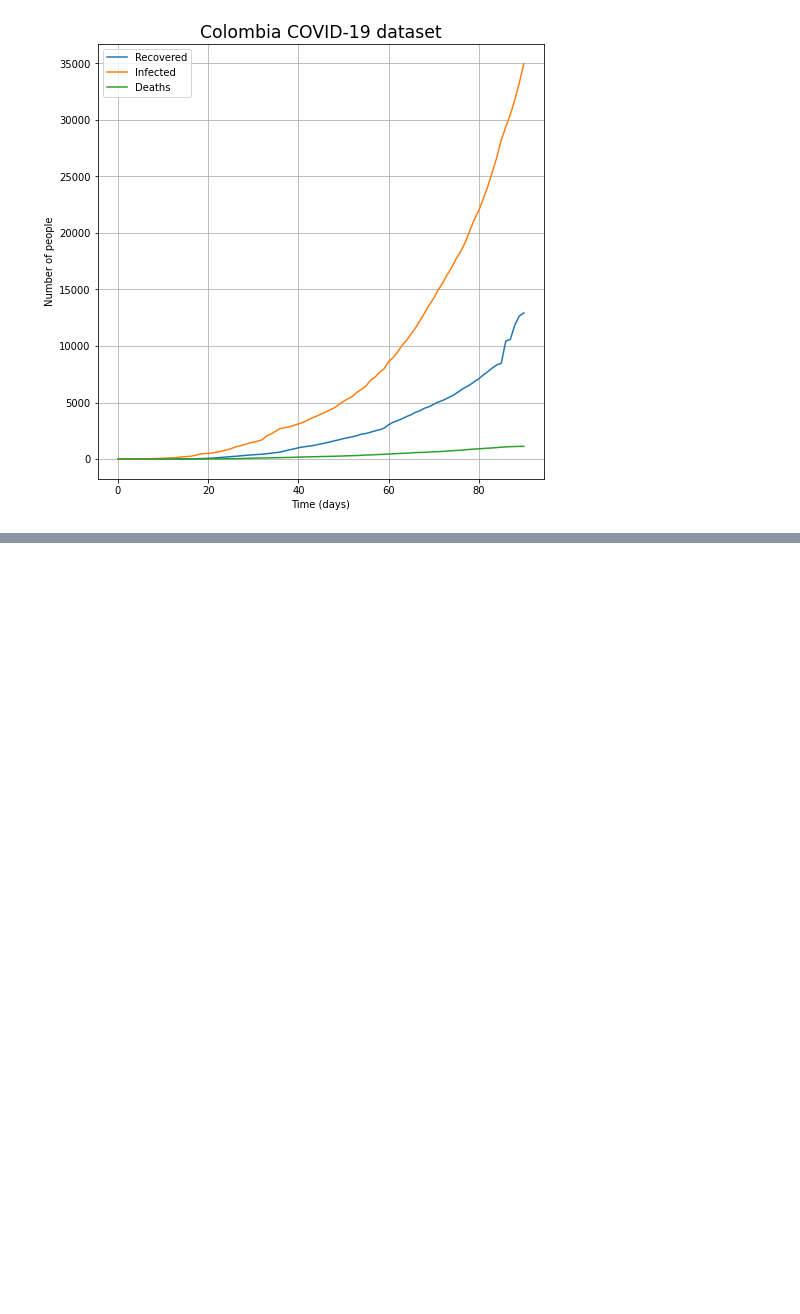
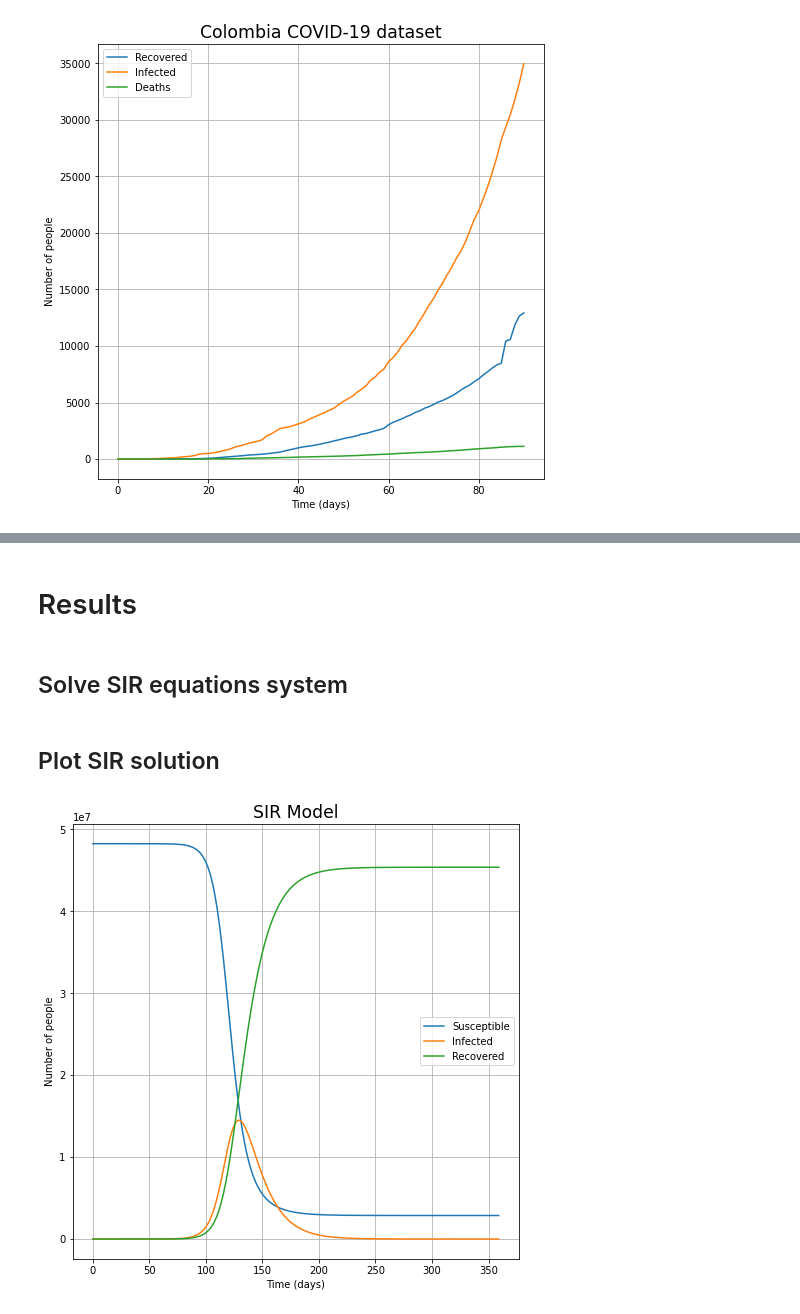
Before and after one commit to sjdonado/covid19-spread-forecast, a Jupyter notebook: sir_covid_forecasting_colombia.ipynb, the cells around one changed output, grey strips where cells are left out. Drawn from its saved outputs; the diff is of its cells as text; code cells hidden in the pictures; blank space fills up the shorter version.

Commit message:
docs: Update notebook   - Implement SIR Model fitting section   - Implement results section

```diff
--- a/sir_covid_forecasting_colombia.ipynb
+++ b/sir_covid_forecasting_colombia.ipynb
@@ -121,0 +143,39 @@ plt.show()
+# %%
+def SIR(y, t, N, beta, gamma):
+  S, I, R = y
+  dS = -beta * S * I / N
+  dI = beta * S * I / N - gamma * I
+  dR = gamma * I
+  return dS, dI, dR
+# %% [markdown]
+# Results
+# %% [markdown]
+## Solve SIR equations system
+# %%
+# Define range time to forecast with SIR
+T = list(range(0, 360))
+
+# Define the initial conditions
+I0, R0, D0 = Confirmed[0], Recovered[0], Deaths[0]
+initial_condition = colombia_population - I0 + R0 + D0, I0, R0
+
+# Solve the ODE
+from scipy.integrate import odeint
+ret = odeint(SIR, initial_condition, range_days, args=(colombia_population, beta, gamma))
+S, I, R = ret.T
+# %% [markdown]
+## Plot SIR solution
+# %%
+plt.figure(figsize=(8, 8))
+plt.rcParams.update({'axes.titlesize': 'xx-large'})
+plt.plot(range_days, S, label='Susceptible')
+plt.plot(range_days, I, label='Infected')
+plt.plot(range_days, R, label='Recovered')
+plt.xlabel('Time (days)')
+plt.ylabel('Number of people')
+plt.legend()
+plt.grid()
+plt.title('SIR Model')
+plt.show()
+# %% [output]
+[figure, added]
```
Also changed, not shown: parts of 5 cells of this notebook.
